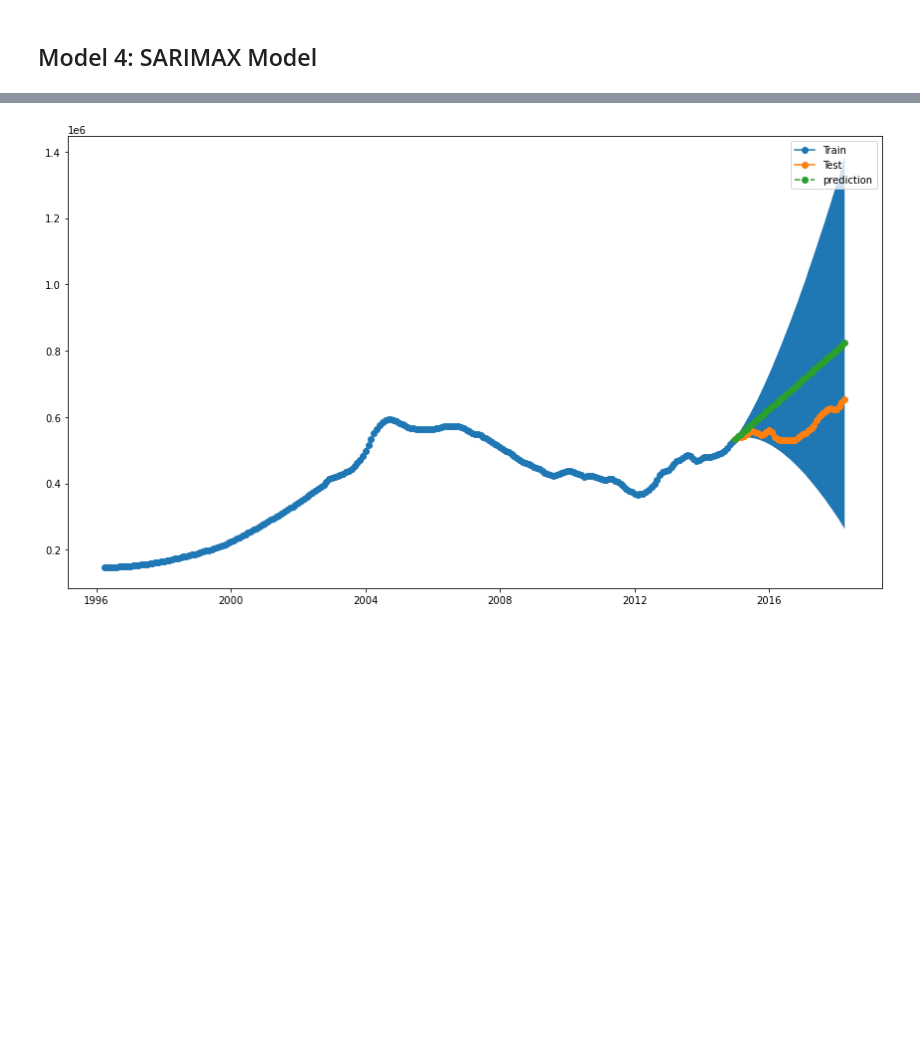
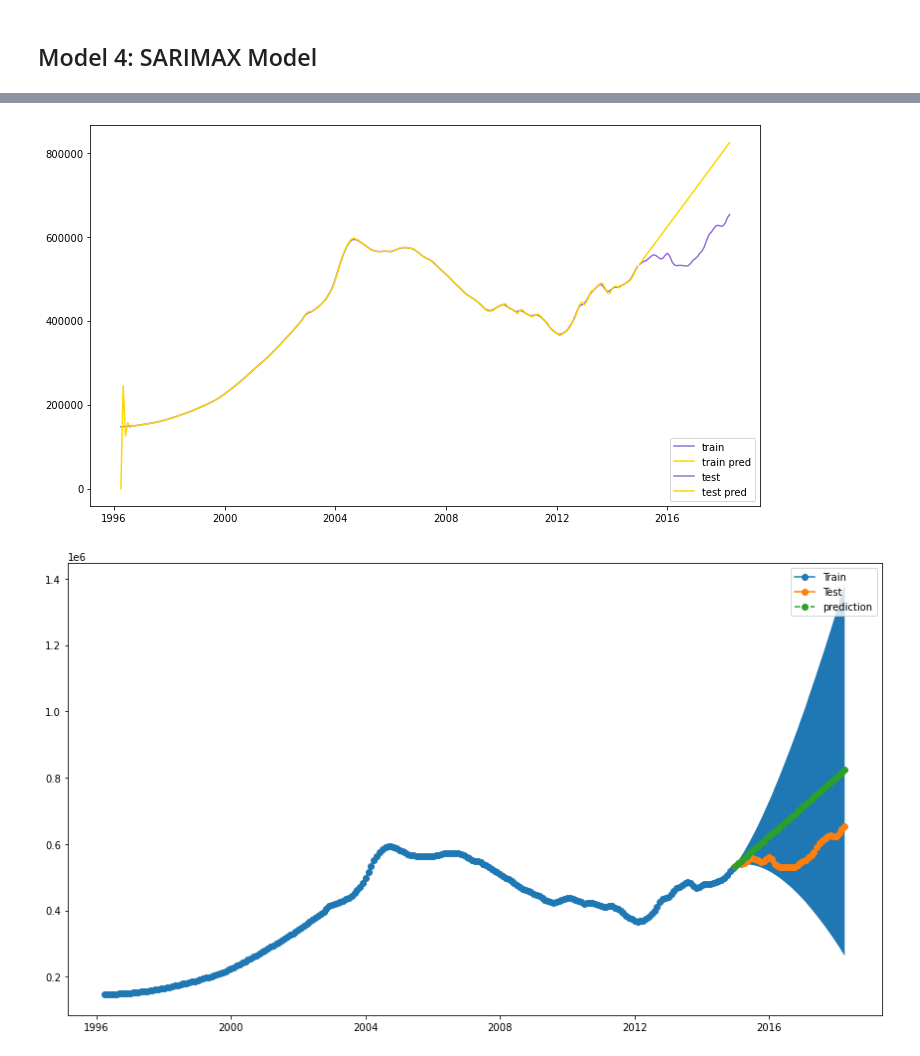
Before and after one commit to jennifernha/Zillow-Time-Series, a Jupyter notebook: Zillow-Times-Series.ipynb, the cells around one changed output, grey strips where cells are left out. Drawn from its saved outputs; the diff is of its cells as text; code cells hidden in the pictures; blank space fills up the shorter version.

```diff
--- a/Zillow-Times-Series.ipynb
+++ b/Zillow-Times-Series.ipynb
@@ -665,3 +656,12 @@ ax.plot(y_hat_test);
+# %%
+fig,ax=plt.subplots(figsize=(12,7))
+ax.plot(train, label='train', c='mediumpurple')
+ax.plot(train_pred, label='train pred', c='gold')
+ax.plot(test, label='test', c='mediumpurple')
+ax.plot(test_pred, label='test pred',c='gold')
+ax.legend(loc='lower right');
+# %% [output]
+[figure, added]
 # %%
 forecast = sarimax_model.get_forecast(steps=len(test))
 pred_df = forecast_to_df(forecast,ziplist[0])
```
Also changed, not shown: parts of 55 cells of this notebook.
